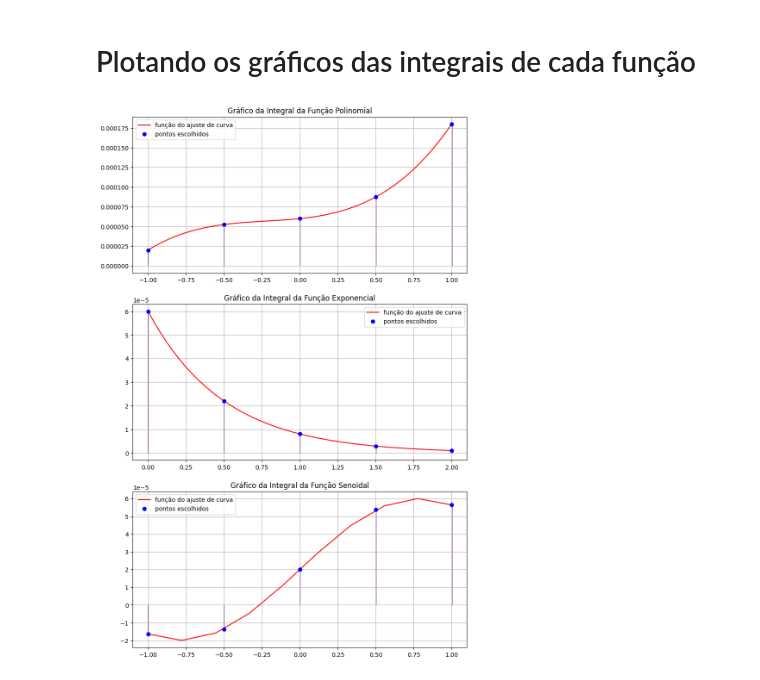
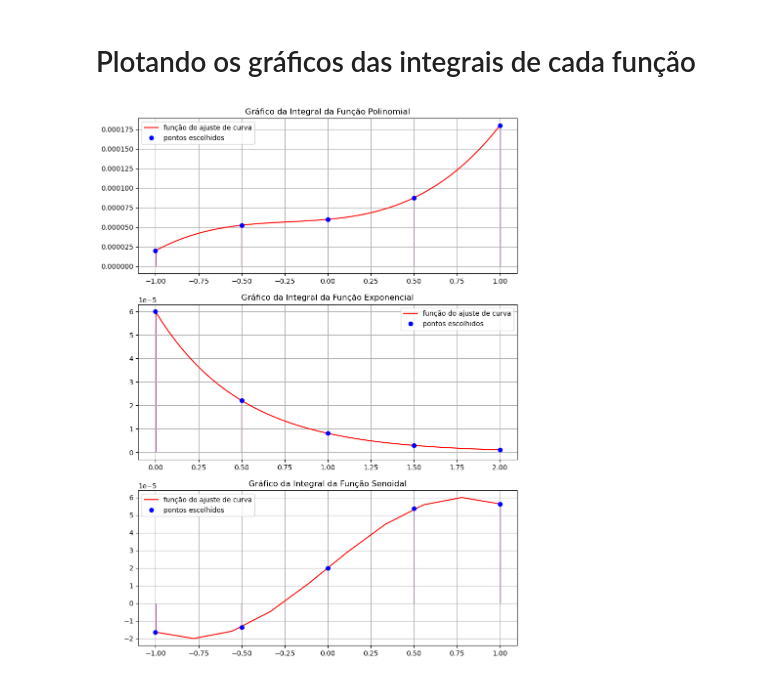
Before and after one commit to oJordany/quartoPeriodoFacul, a Jupyter notebook: matematicaComputacional/exerciciosAula16/integracaoNumerica.ipynb, the cells around one changed output. Cells and saved outputs as stored; diff of their text form; code cells hidden in the pictures.

```diff
--- a/matematicaComputacional/exerciciosAula16/integracaoNumerica.ipynb
+++ b/matematicaComputacional/exerciciosAula16/integracaoNumerica.ipynb
@@ -173,7 +125,7 @@ xP_line = np.linspace(min(xP), max(xP), 50)
 yP_line = list(map(lambda x: mq.calc(x), xP_line))
 
 #plotando
-fig = plt.figure(figsize=(10,16))
+fig = plt.figure(figsize=(10,14))
 fig.add_subplot(311)
 plt.plot(xP_line, yP_line, 'r-', label="função do ajuste de curva")
 plt.plot(xP, yP, 'bo', label="pontos escolhidos")
@@ -210,34 +162,34 @@ for i in range(len(xE)):
   y1 = mq.calc_exp(x1)
   plt.fill_between([x0,x1], [y0,y1], color='purple', alpha=1)
 
 plt.title("Gráfico da Integral da Função Exponencial")
 plt.legend()
 plt.grid()
 
 
 # Definindo a função da integral aproximada para qualquer ponto na função senoidal
 mq = MQ()
 xSOriginal = np.linspace(min(xS), max(xS), 50)
 ySOriginal = [ s(x) for x in xSOriginal]
 mq.fit(xS, yS, [lambda x: 1, lambda x: np.sin(2*x)])
 xS_line = np.linspace(min(xS), max(xS), 10)
-yS_line = list(map(lambda x: mq.calc_seno(x), xS_line))
+yS_line = list(map(lambda x: mq.calc(x), xS_line))
 
 # plotando
 fig.add_subplot(313)
 plt.plot(xS_line, yS_line, 'r-', label="função do ajuste de curva")
 plt.plot(xS, yS, 'bo', label="pontos escolhidos")
 
 for i in range(len(xS)):
   x0 = xS[i] - 10**(-5)
   x1 = xS[i] + 10**(-5)
-  y0 = mq.calc_seno(x0)
-  y1 = mq.calc_seno(x1)
+  y0 = mq.calc(x0)
+  y1 = mq.calc(x1)
   plt.fill_between([x0,x1], [y0,y1], color='purple', alpha=1)
 
 plt.title("Gráfico da Integral da Função Senoidal")
 plt.legend()
 plt.grid()
 plt.show()
 # %% [output]
-[figure, old version]
+[figure, new version]
```
Also changed, not shown: parts of 2 cells of this notebook, 8 other files.
